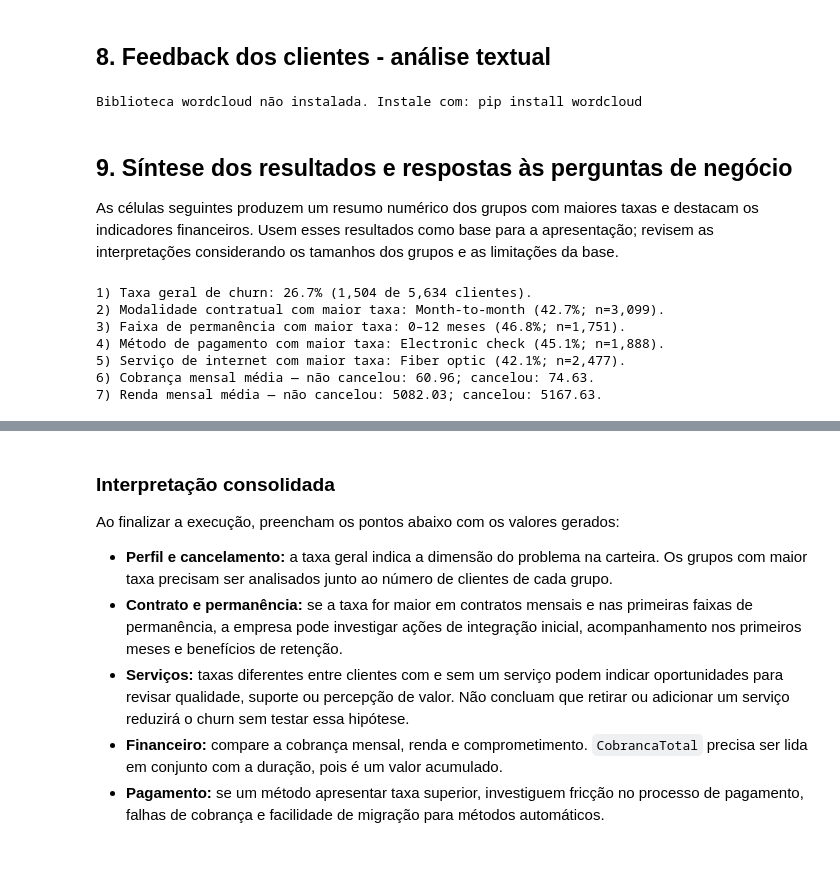
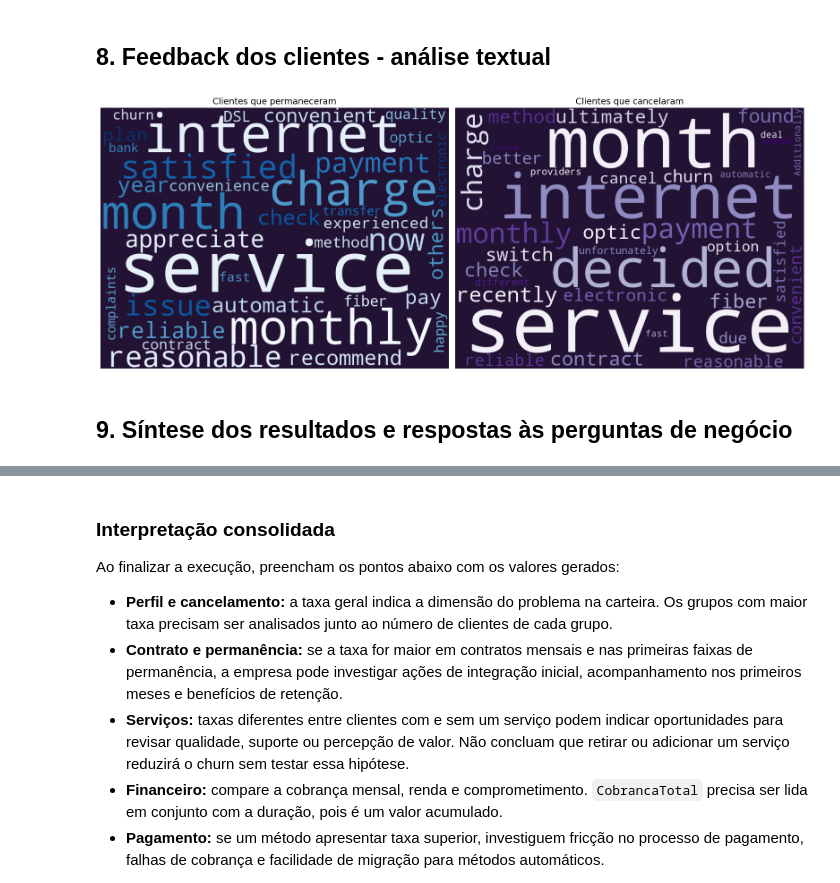
Before and after one commit to VannaGilio/PII2_databricks, a Jupyter notebook: tratativas.ipynb, the cells around one changed output, grey strips where cells are left out. Cells and saved outputs as stored; diff of their text form; code cells hidden in the pictures; blank space fills up the shorter version.

```diff
--- a/tratativas.ipynb
+++ b/tratativas.ipynb
@@ -1032,68 +890,34 @@ fig.show()
 ## 8. Feedback dos clientes - análise textual
 # %%
 try:
-    from wordcloud import STOPWORDS, WordCloud
-    import matplotlib.pyplot as plt
-
     palavras_ignoradas = set(STOPWORDS)
     palavras_ignoradas.update({"customer", "customers", "company", "provider", "overall", "experience", "also", "really"})
 
     texto_nao_cancelou = " ".join(
         df_gold.loc[df_gold["Cancelamento"].eq("No"), "FeedbackCliente"].dropna().astype(str)
     )
     texto_cancelou = " ".join(
         df_gold.loc[df_gold["Cancelamento"].eq("Yes"), "FeedbackCliente"].dropna().astype(str)
     )
 
     fig, axes = plt.subplots(1, 2, figsize=(16, 7))
     for ax, texto, titulo, mapa in [
         (axes[0], texto_nao_cancelou, "Clientes que permaneceram", "Blues"),
-        (axes[1], texto_cancelou, "Clientes que cancelaram", "Reds"),
+        (axes[1], texto_cancelou, "Clientes que cancelaram", "Purples"),
     ]:
         if texto.strip():
-            nuvem = WordCloud(width=800, height=600, background_color="white", stopwords=palavras_ignoradas,
+            nuvem = WordCloud(width=800, height=600, background_color="#221233", stopwords=palavras_ignoradas,
                               max_words=35, collocations=False, colormap=mapa, random_state=42).generate(texto)
             ax.imshow(nuvem, interpolation="bilinear")
             ax.set_title(titulo, fontsize=14)
         else:
             ax.text(0.5, 0.5, "Sem comentários disponíveis", ha="center", va="center")
         ax.axis("off")
     plt.tight_layout()
     plt.show()
 except ImportError:
     print("Biblioteca wordcloud não instalada. Instale com: pip install wordcloud")
 # %% [output]
-Biblioteca wordcloud não instalada. Instale com: pip install wordcloud
+[figure, added]
 # %% [markdown]
 ## 9. Síntese dos resultados e respostas às perguntas de negócio
-
-As células seguintes produzem um resumo numérico dos grupos com maiores taxas e destacam os indicadores financeiros. Usem esses resultados como base para a apresentação; revisem as interpretações considerando os tamanhos dos grupos e as limitações da base.
-# %%
-# Principais categorias com maiores taxas de churn.
-contrato_top = gold_churn_contrato.sort_values("TaxaChurnPct", ascending=False).iloc[0]
-permanencia_top = gold_churn_permanencia.sort_values("TaxaChurnPct", ascending=False).iloc[0]
-pagamento_top = gold_churn_pagamento.sort_values("TaxaChurnPct", ascending=False).iloc[0]
-internet_top = gold_churn_internet.sort_values("TaxaChurnPct", ascending=False).iloc[0]
-
-# Comparação financeira: média dos grupos.
-financeiro_por_status = resumo_financeiro.set_index("Cancelamento")
-media_mensal_no = financeiro_por_status.loc["No", "CobrancaMensal_media"]
-media_mensal_yes = financeiro_por_status.loc["Yes", "CobrancaMensal_media"]
-media_renda_no = financeiro_por_status.loc["No", "RendaMensal_media"]
-media_renda_yes = financeiro_por_status.loc["Yes", "RendaMensal_media"]
-
-print(f"1) Taxa geral de churn: {taxa_churn_geral:.1f}% ({total_cancelados:,} de {total_clientes:,} clientes).")
-print(f"2) Modalidade contratual com maior taxa: {contrato_top['Contrato']} ({contrato_top['TaxaChurnPct']:.1f}%; n={int(contrato_top['Clientes']):,}).")
-print(f"3) Faixa de permanência com maior taxa: {permanencia_top['FaixaPermanencia']} ({permanencia_top['TaxaChurnPct']:.1f}%; n={int(permanencia_top['Clientes']):,}).")
-print(f"4) Método de pagamento com maior taxa: {pagamento_top['MetodoPagamento']} ({pagamento_top['TaxaChurnPct']:.1f}%; n={int(pagamento_top['Clientes']):,}).")
-print(f"5) Serviço de internet com maior taxa: {internet_top['ServicoInternet']} ({internet_top['TaxaChurnPct']:.1f}%; n={int(internet_top['Clientes']):,}).")
-print(f"6) Cobrança mensal média — não cancelou: {media_mensal_no:.2f}; cancelou: {media_mensal_yes:.2f}.")
-print(f"7) Renda mensal média — não cancelou: {media_renda_no:.2f}; cancelou: {media_renda_yes:.2f}.")
-# %% [output]
-1) Taxa geral de churn: 26.7% (1,504 de 5,634 clientes).
-2) Modalidade contratual com maior taxa: Month-to-month (42.7%; n=3,099).
-3) Faixa de permanência com maior taxa: 0–12 meses (46.8%; n=1,751).
-4) Método de pagamento com maior taxa: Electronic check (45.1%; n=1,888).
-5) Serviço de internet com maior taxa: Fiber optic (42.1%; n=2,477).
-6) Cobrança mensal média — não cancelou: 60.96; cancelou: 74.63.
-7) Renda mensal média — não cancelou: 5082.03; cancelou: 5167.63.
```
Also changed, not shown: parts of 51 cells of this notebook, 7 other files.
